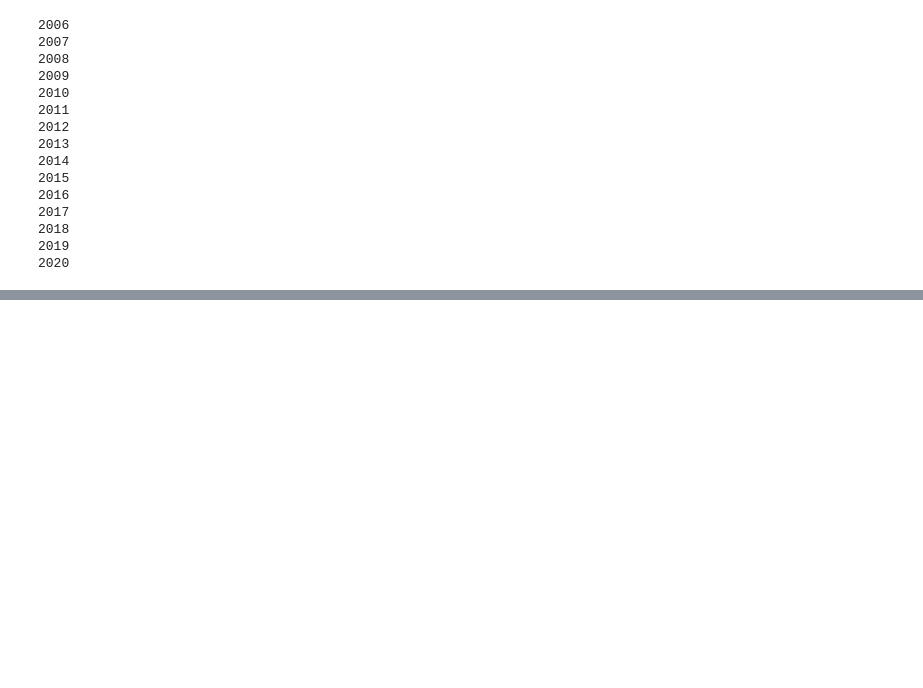
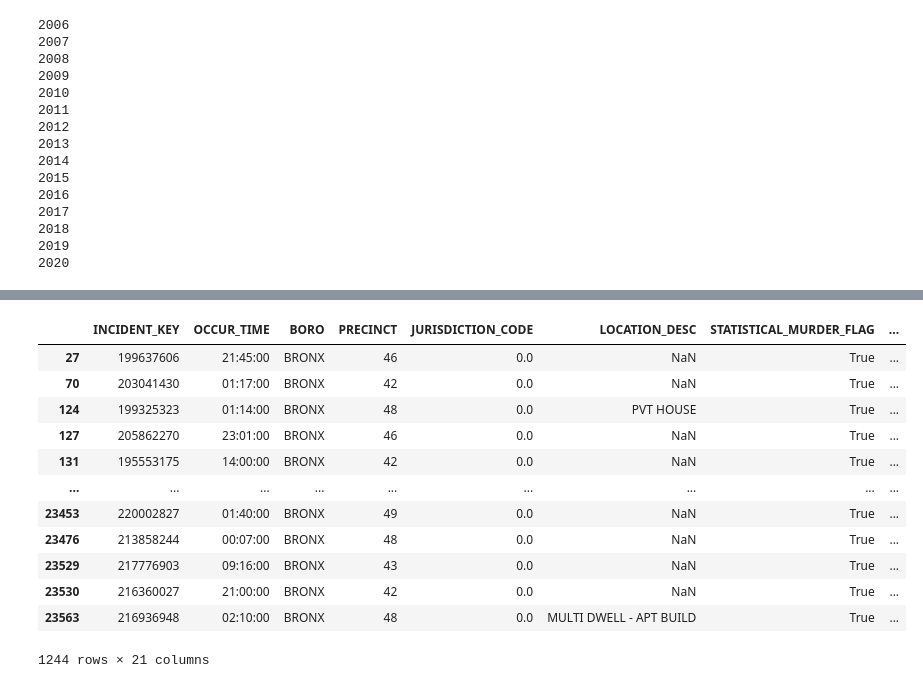
Before and after one commit to sashasabater/nyc-gun-violence, a Jupyter notebook: notebooks/nypd.ipynb, the cells around one changed output, grey strips where cells are left out. Saved outputs shown, nothing was run; the diff lists cells and outputs as text; code cells hidden in the pictures; blank space fills up the shorter version.

```diff
--- a/notebooks/nypd.ipynb
+++ b/notebooks/nypd.ipynb
@@ -133,0 +137,19 @@ ax.set_ylabel('Murder to Shooting Incident Rate');
+# %%
+def kill_rate(df):
+    total_deaths = []
+    total_incidents = []
+    for name, group in df.groupby('Year'):
+# %% [output]
+|  | INCIDENT_KEY | OCCUR_TIME | BORO | PRECINCT | JURISDICTION_CODE | LOCATION_DESC | STATISTICAL_MURDER_FLAG | ... |
+| 27 | 199637606 | 21:45:00 | BRONX | 46 | 0.0 | NaN | True | ... |
+| 70 | 203041430 | 01:17:00 | BRONX | 42 | 0.0 | NaN | True | ... |
+| 124 | 199325323 | 01:14:00 | BRONX | 48 | 0.0 | PVT HOUSE | True | ... |
+| 127 | 205862270 | 23:01:00 | BRONX | 46 | 0.0 | NaN | True | ... |
+| 131 | 195553175 | 14:00:00 | BRONX | 42 | 0.0 | NaN | True | ... |
+| ... | ... | ... | ... | ... | ... | ... | ... | ... |
+| 23453 | 220002827 | 01:40:00 | BRONX | 49 | 0.0 | NaN | True | ... |
+| 23476 | 213858244 | 00:07:00 | BRONX | 48 | 0.0 | NaN | True | ... |
+| 23529 | 217776903 | 09:16:00 | BRONX | 43 | 0.0 | NaN | True | ... |
+| 23530 | 216360027 | 21:00:00 | BRONX | 42 | 0.0 | NaN | True | ... |
+| 23563 | 216936948 | 02:10:00 | BRONX | 48 | 0.0 | MULTI DWELL - APT BUILD | True | ... |
+1244 rows × 21 columns
```
Also changed, not shown: parts of 20 cells of this notebook, 2 other files.
